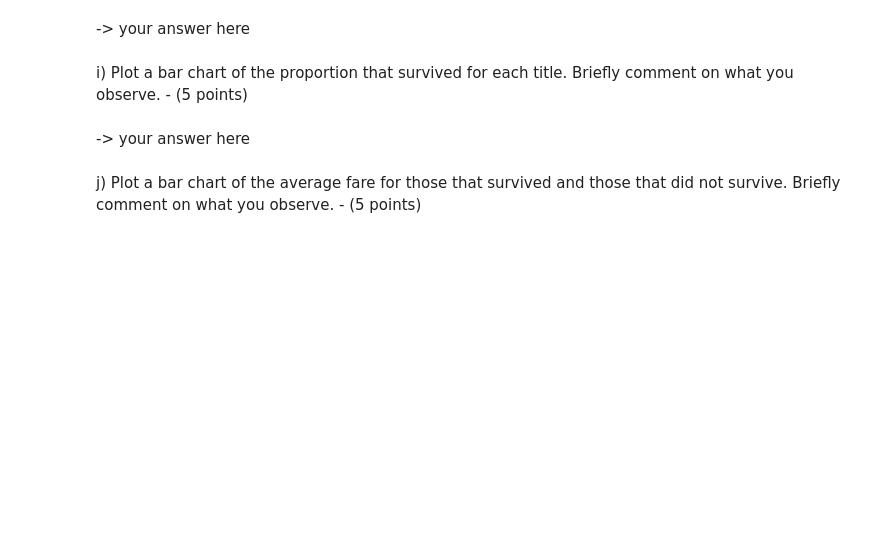
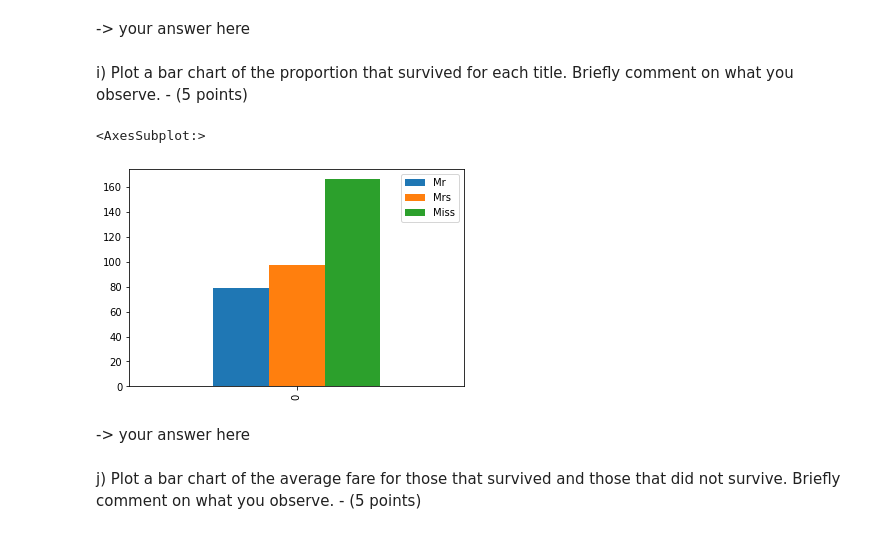
Before and after one commit to ivanisakov99/CS506, a Jupyter notebook: HW/hw1/homework1.ipynb, the cells around one changed output. Drawn from its saved outputs; the diff is of its cells as text; code cells hidden in the pictures; blank space fills up the shorter version.

```diff
--- a/HW/hw1/homework1.ipynb
+++ b/HW/hw1/homework1.ipynb
@@ -150,3 +183,26 @@ i) Plot a bar chart of the proportion that survived for each title. Briefly comm
+# %%
+# your code here
+mr, mrs, miss = 0, 0, 0
+for title in df['Title'][df['Survived'].isin([1])]:
+    if title == 'Mr':
+        mr += 1
+    elif title == 'Mrs':
+        mrs += 1
+    else:
+        miss += 1
+
+newDF = pd.DataFrame({
+    'Mr': [mr],
+    'Mrs': [mrs],
+    'Miss': [miss],
+})
+
+newDF.plot(kind='bar')
+
+# newDF.head(10)
+# %% [output]
+<AxesSubplot:>
+[figure, added]
 # %% [markdown]
 -> your answer here
 # %% [markdown]
```
Also changed, not shown: parts of 21 cells of this notebook, 5 other files.
